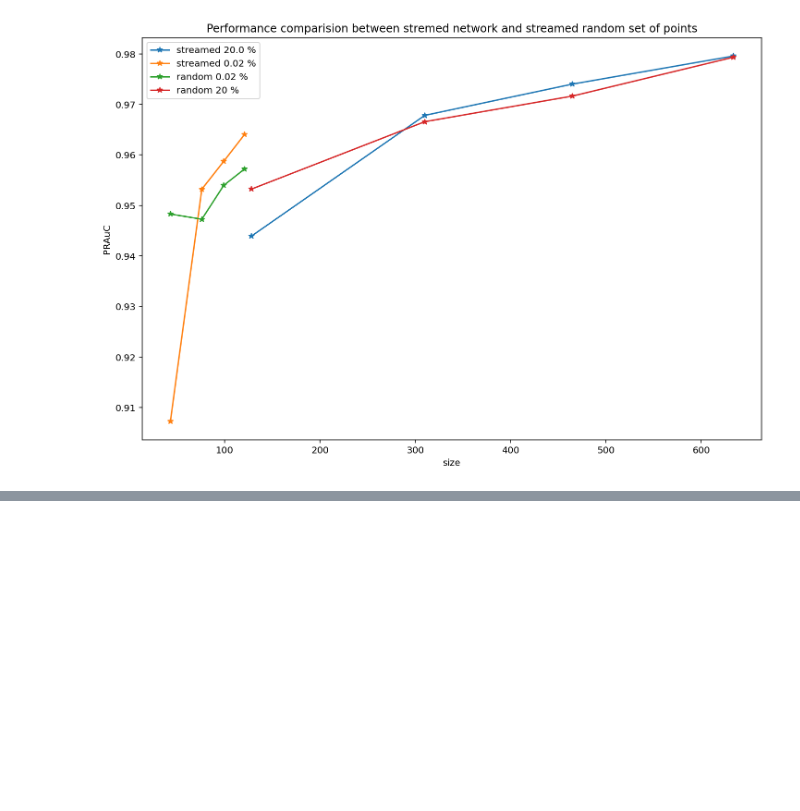
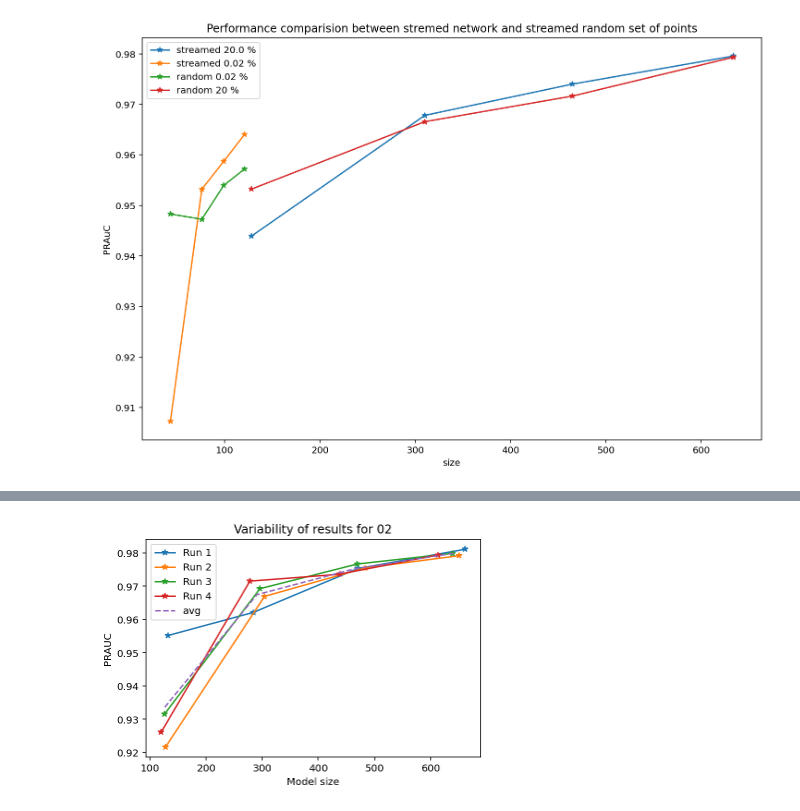
Before and after one commit to jrybicki-jsc/smms, a Jupyter notebook: graphla/newcluster_results.ipynb, the cells around one changed output, grey strips where cells are left out. Drawn from its saved outputs; the diff is of its cells as text; code cells hidden in the pictures; blank space fills up the shorter version.

```diff
--- a/graphla/newcluster_results.ipynb
+++ b/graphla/newcluster_results.ipynb
@@ -628,0 +604,28 @@ plt.legend();
+# %%
+def read_multirun(suffix):
+    rres = dict()
+    for seed in range(1,5):
+        aucs = list()
+        sizes = list()
+        for gamma in [0.65,0.75,0.85,0.95]:
+            eval_name = f"../res/newclusterres/break{suffix}/{seed}/{gamma}-evalresults.pickle"
+            net_name = f"../res/newclusterres/break{suffix}/{seed}/merged-{gamma}-0-tc-nets-voting.pickle"
+            df = read_and_conv(eval_name, labels)
+            [p1, r1, thresholds] = precision_recall_curve(df['true_val'], df['prob'])
+            aucs.append(auc(r1, p1))
+
+            _, net = load_net(net_name)
+            sizes.append(len(net))
+        rres[seed] = [aucs, sizes]
+
+    return rres
+# %%
+rres2 = read_multirun(suffix='002')
+# %%
+plt.title('Variability of results for 0.02')
+for seed in range(1,5):
+    plt.plot(rres2[seed][1], rres2[seed][0], '-*', label=f"Run {seed}")
+
+plt.xlabel('Model size')
+plt.ylabel('PRAUC')
+plt.legend();
@@ -628,0 +634,14 @@ plt.legend();
+# %%
+suffix='02'
+rres20 = read_multirun(suffix=suffix)
+# %%
+plt.title(f"Variability of results for {suffix}")
+for seed in range(1,5):
+    plt.plot(rres20[seed][1], rres20[seed][0], '-*', label=f"Run {seed}")
+
+plt.plot(s,a,'--', label='avg')
+plt.xlabel('Model size')
+plt.ylabel('PRAUC')
+plt.legend();
+# %% [output]
+[figure, added]
```
Also changed, not shown: parts of 13 cells of this notebook.
